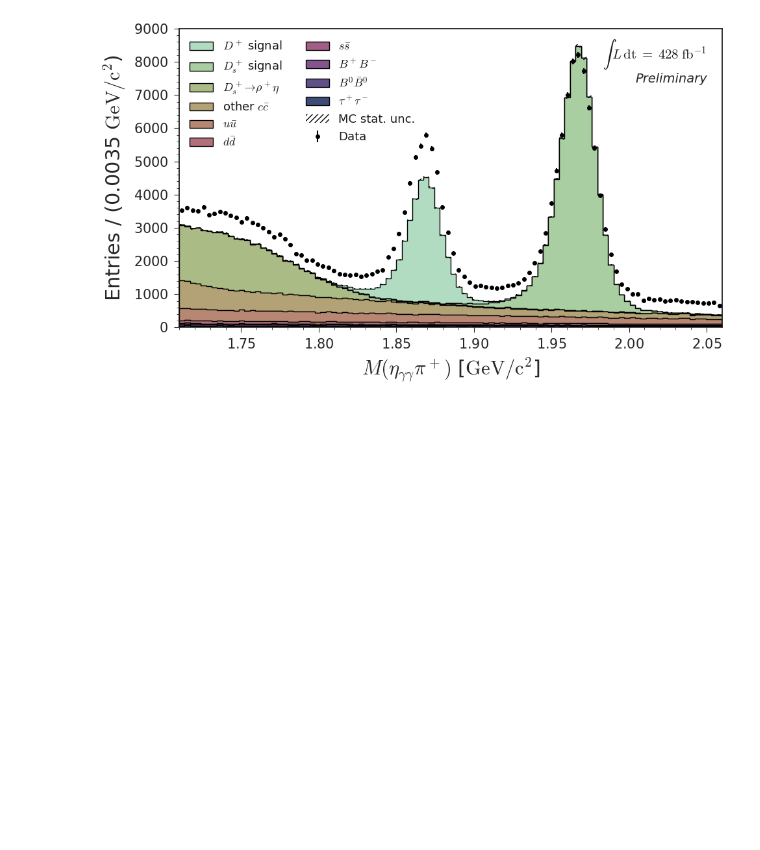
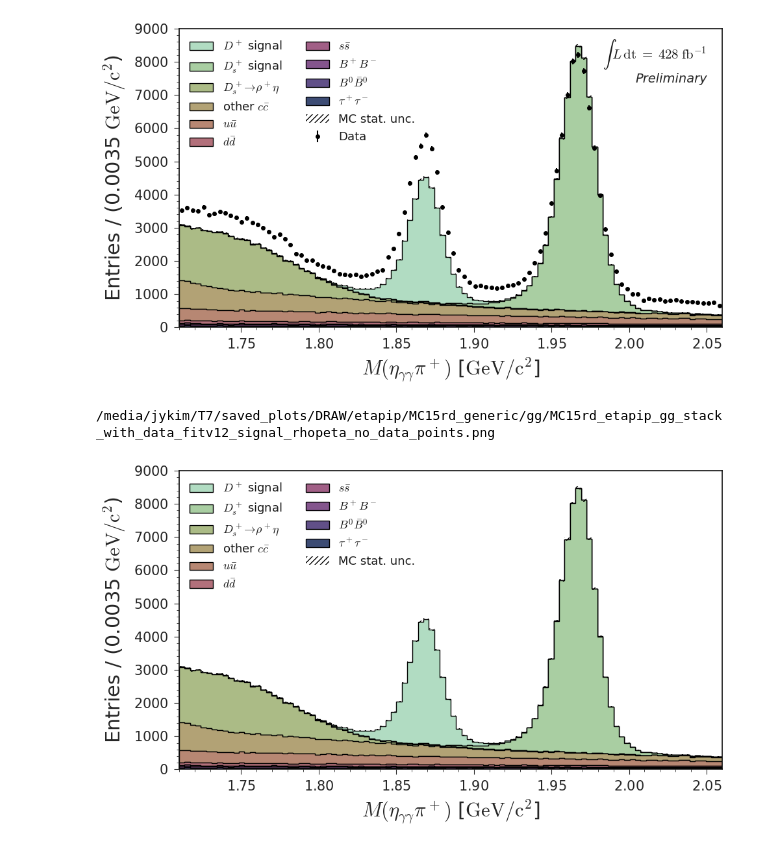
Before and after one commit to jykim-physics/DRAW_and_FITTING, a Jupyter notebook: main/Dpetapip/draw/after_BDT/proc13_etapip_gg.ipynb, the cells around one changed output. Saved outputs shown, nothing was run; the diff lists cells and outputs as text; code cells hidden in the pictures; blank space fills up the shorter version.

```diff
--- a/main/Dpetapip/draw/after_BDT/proc13_etapip_gg.ipynb
+++ b/main/Dpetapip/draw/after_BDT/proc13_etapip_gg.ipynb
@@ -243,12 +244,13 @@ def plot_stack_with_data(dataframes, tag_order, labels, data_df, var, bins, xlab
     ax.bar(bin_centers, 2*np.sqrt(sum_w2), width=bin_width, bottom=sum_w - np.sqrt(sum_w2),
            color='black', hatch='////', fill=False, lw=0, label="MC stat. unc.")
 
-    # Data points
-    data_hist, _ = np.histogram(data_df[var], bins=xbins)
-    ax.errorbar(bin_centers, data_hist, yerr=np.sqrt(data_hist), fmt='ko', markersize=4, label="Data")
+    if data_df!=None:
+        # Data points
+        data_hist, _ = np.histogram(data_df[var], bins=xbins)
+        ax.errorbar(bin_centers, data_hist, yerr=np.sqrt(data_hist), fmt='ko', markersize=4, label="Data")
 
-    watermark(t="",logo="Preliminary",px=0.84, py=0.82, fontsize=14)
-    lumi(l="$428\; \mathrm{fb}^{-1}$", px=0.78, py=0.90)
+        watermark(t="",logo="Preliminary",px=0.84, py=0.82, fontsize=14)
+        lumi(l="$428\; \mathrm{fb}^{-1}$", px=0.78, py=0.90)
 
     ax.set_xlim(*bins)
     ax.set_xlabel(xlabel)
@@ -542,3 +561,11 @@ plot_stack_with_data(mc_data, tag_order, labels, data_df, 'Dp_M', bins, xlabel,
 # %% [output]
 /media/jykim/T7/saved_plots/DRAW/etapip/MC15rd_generic/gg/MC15rd_etapip_gg_stack_with_data_fitv12_signal_rhopeta.png
 [figure]
+# %%
+output = os.path.join(plot_dir, "MC15rd_etapip_gg_stack_with_data_fitv12_signal_rhopeta_no_data_points.png")
+xlabel = r"$M(\eta_{\gamma\gamma}\pi^+)$ [$\mathrm{GeV/c^2}$]"
+print(output)
+plot_stack_with_data(mc_data, tag_order, labels, None, 'Dp_M', bins, xlabel, output)
+# %% [output]
+/media/jykim/T7/saved_plots/DRAW/etapip/MC15rd_generic/gg/MC15rd_etapip_gg_stack_with_data_fitv12_signal_rhopeta_no_data_points.png
+[figure, added]
```
Also changed, not shown: parts of 3 cells of this notebook, 4 other files.
